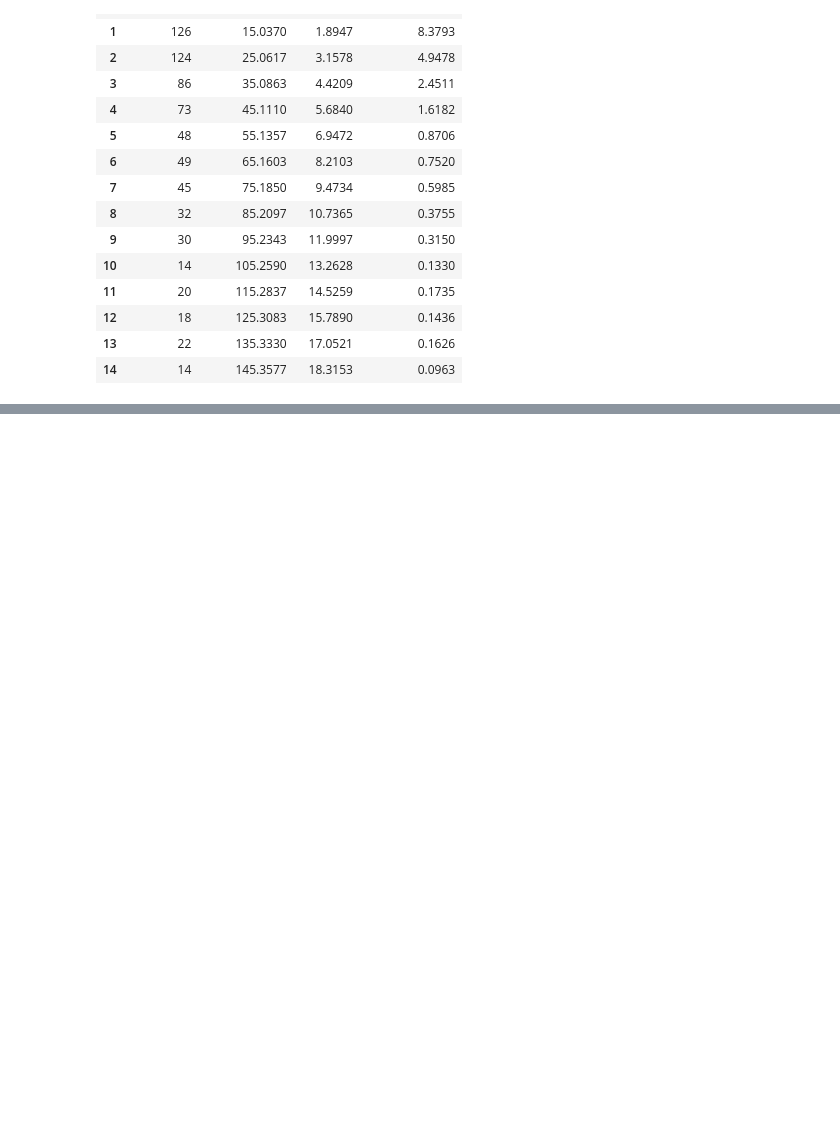
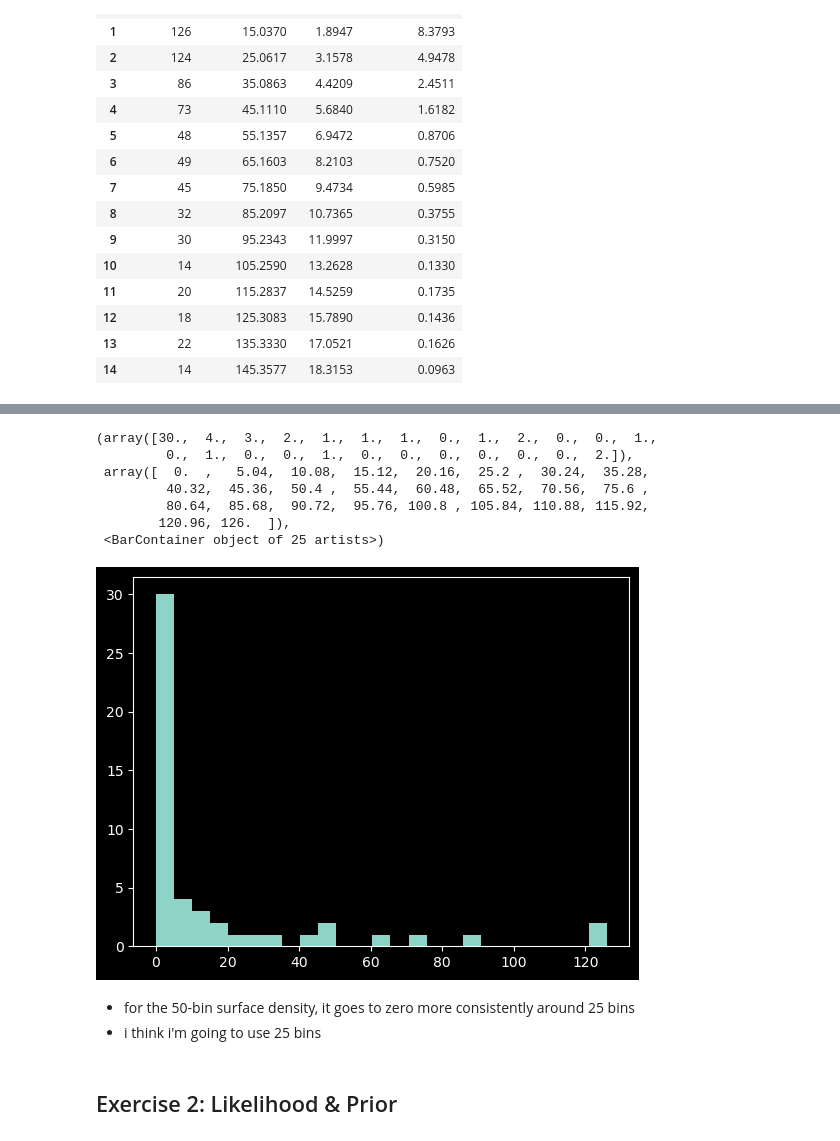
Before and after one commit to lea-y01/phys_stats, a Jupyter notebook: assignments/assignment_2/assignment2_V1.ipynb, the cells around one changed output, grey strips where cells are left out. Saved outputs shown, nothing was run; the diff lists cells and outputs as text; code cells hidden in the pictures; blank space fills up the shorter version.

```diff
--- a/assignments/assignment_2/assignment2_V1.ipynb
+++ b/assignments/assignment_2/assignment2_V1.ipynb
@@ -501,0 +532,16 @@ plt.tight_layout()
+# %%
+plt.hist(binning_50['bin counts'], bins = 25)
+# %% [output]
+(array([30.,  4.,  3.,  2.,  1.,  1.,  1.,  0.,  1.,  2.,  0.,  0.,  1.,
+         0.,  1.,  0.,  0.,  1.,  0.,  0.,  0.,  0.,  0.,  0.,  2.]),
+ array([  0.  ,   5.04,  10.08,  15.12,  20.16,  25.2 ,  30.24,  35.28,
+         40.32,  45.36,  50.4 ,  55.44,  60.48,  65.52,  70.56,  75.6 ,
+         80.64,  85.68,  90.72,  95.76, 100.8 , 105.84, 110.88, 115.92,
+        120.96, 126.  ]),
+ <BarContainer object of 25 artists>)
+[figure, added]
+# %% [markdown]
+- for the 50-bin surface density, it goes to zero more consistently around 25 bins
+- i think i'm going to use 25 bins
+# %% [markdown]
+## Exercise 2: Likelihood & Prior
```
Also changed, not shown: parts of 9 cells of this notebook.
